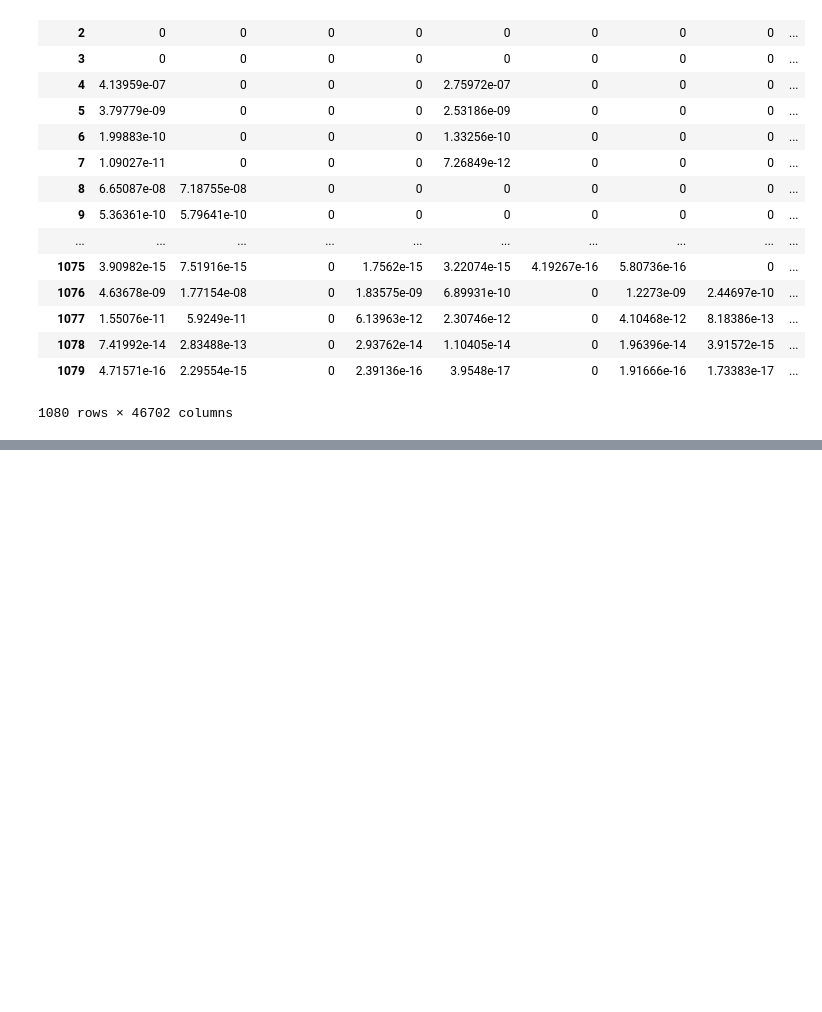
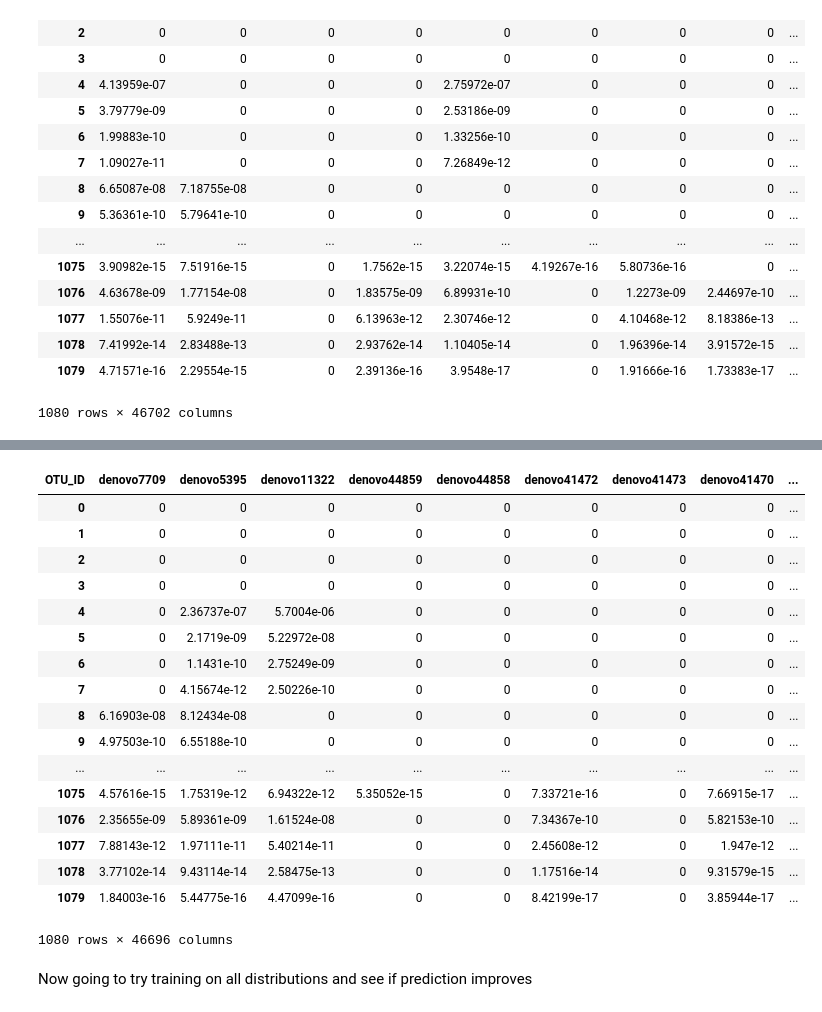
Before and after one commit to dianagong/Alm-rotation, a Jupyter notebook: uw_diffproportionsampling.ipynb, the cells around one changed output, grey strips where cells are left out. Cells and saved outputs as stored; diff of their text form; code cells hidden in the pictures; blank space fills up the shorter version.

Commit message:
random forest regression when training on even samples only and on all samples

```diff
--- a/uw_diffproportionsampling.ipynb
+++ b/uw_diffproportionsampling.ipynb
@@ -288,0 +320,2 @@ final_matrix
+# %%
+regr = regr.fit(X_nolabels,y)
@@ -288,0 +380,10 @@ final_matrix
+# %%
+#Transpose matrix so that samples are rows and OTUs and metadata are columns
+test_matrix = test_matrix.T
+
+#Save final_matrix to a csv file
+test_matrix.to_csv('test_matrix.csv')
+# %%
+prediction = regr.predict(test_matrix.iloc[:,:-5])
+# %%
+test_matrix['prediction'] = prediction
@@ -288,0 +400,23 @@ final_matrix
+# %%
+test_matrix
+# %% [output]
+| OTU_ID | denovo7709 | denovo5395 | denovo11322 | denovo44859 | denovo44858 | denovo41472 | denovo41473 | denovo41470 | ... |
+| 0 | 0 | 0 | 0 | 0 | 0 | 0 | 0 | 0 | ... |
+| 1 | 0 | 0 | 0 | 0 | 0 | 0 | 0 | 0 | ... |
+| 2 | 0 | 0 | 0 | 0 | 0 | 0 | 0 | 0 | ... |
+| 3 | 0 | 0 | 0 | 0 | 0 | 0 | 0 | 0 | ... |
+| 4 | 0 | 2.36737e-07 | 5.7004e-06 | 0 | 0 | 0 | 0 | 0 | ... |
+| 5 | 0 | 2.1719e-09 | 5.22972e-08 | 0 | 0 | 0 | 0 | 0 | ... |
+| 6 | 0 | 1.1431e-10 | 2.75249e-09 | 0 | 0 | 0 | 0 | 0 | ... |
+| 7 | 0 | 4.15674e-12 | 2.50226e-10 | 0 | 0 | 0 | 0 | 0 | ... |
+| 8 | 6.16903e-08 | 8.12434e-08 | 0 | 0 | 0 | 0 | 0 | 0 | ... |
+| 9 | 4.97503e-10 | 6.55188e-10 | 0 | 0 | 0 | 0 | 0 | 0 | ... |
+| ... | ... | ... | ... | ... | ... | ... | ... | ... | ... |
+| 1075 | 4.57616e-15 | 1.75319e-12 | 6.94322e-12 | 5.35052e-15 | 0 | 7.33721e-16 | 0 | 7.66915e-17 | ... |
+| 1076 | 2.35655e-09 | 5.89361e-09 | 1.61524e-08 | 0 | 0 | 7.34367e-10 | 0 | 5.82153e-10 | ... |
+| 1077 | 7.88143e-12 | 1.97111e-11 | 5.40214e-11 | 0 | 0 | 2.45608e-12 | 0 | 1.947e-12 | ... |
+| 1078 | 3.77102e-14 | 9.43114e-14 | 2.58475e-13 | 0 | 0 | 1.17516e-14 | 0 | 9.31579e-15 | ... |
+| 1079 | 1.84003e-16 | 5.44775e-16 | 4.47099e-16 | 0 | 0 | 8.42199e-17 | 0 | 3.85944e-17 | ... |
+1080 rows × 46696 columns
+# %% [markdown]
+Now going to try training on all distributions and see if prediction improves
```
Also changed, not shown: parts of 13 cells of this notebook.
